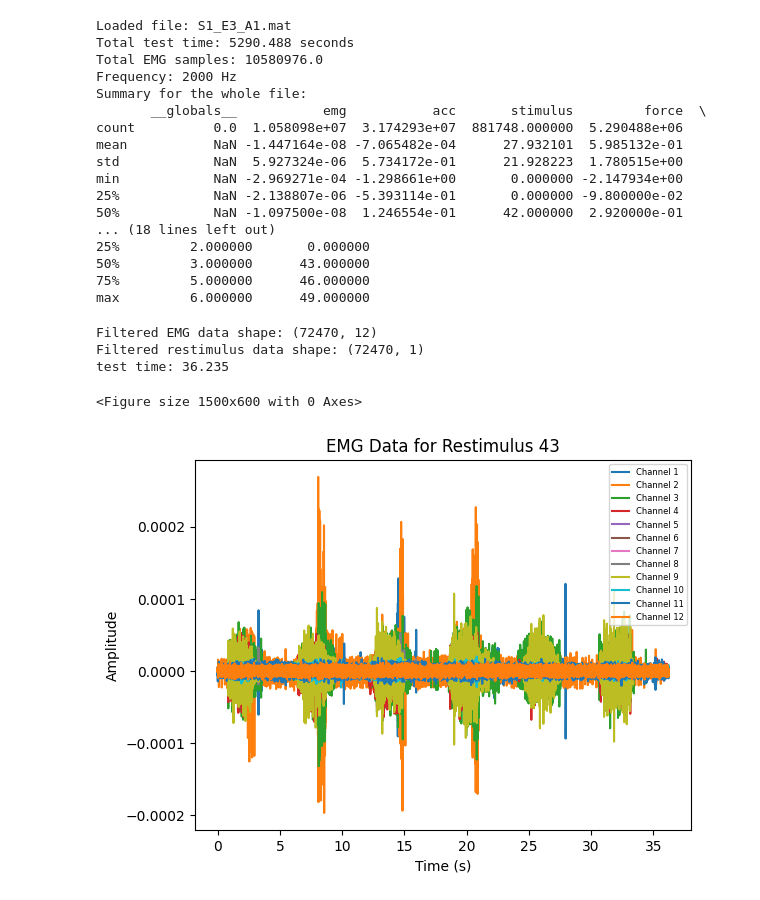
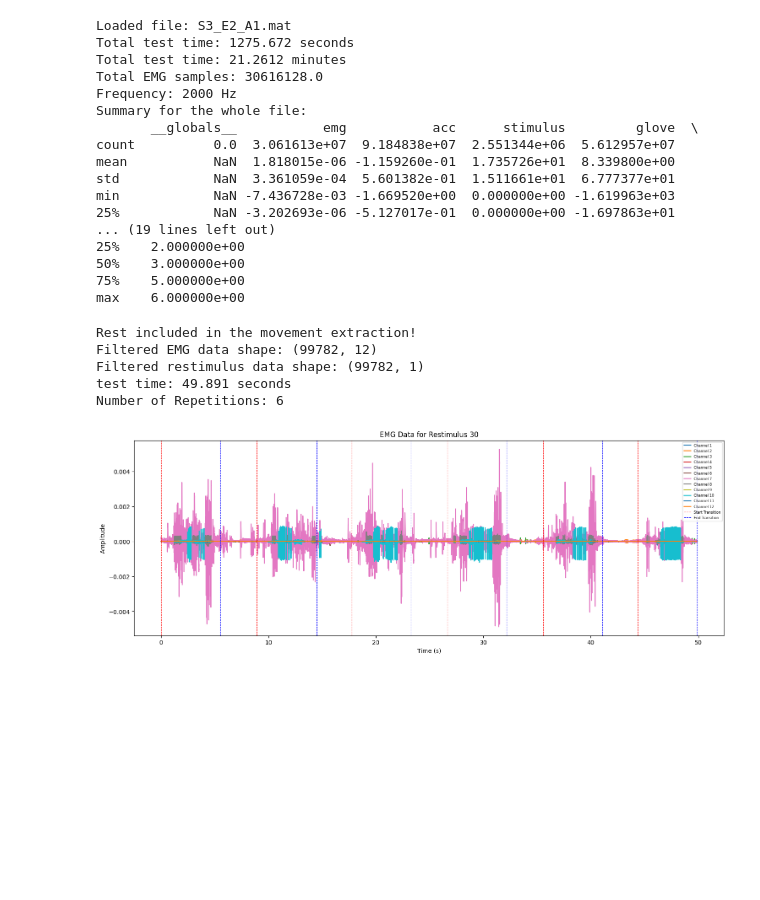
Before and after one commit to DanielSenseAI/IA_ProsthesisUdeA, a Jupyter notebook: db_exploration.ipynb, the cells around one changed output. Drawn from its saved outputs; the diff is of its cells as text; code cells hidden in the pictures; blank space fills up the shorter version.

Commit message:
visualizationFunctional

```diff
--- a/db_exploration.ipynb
+++ b/db_exploration.ipynb
@@ -82,28 +76,29 @@ La columna 9 y 10 hace referencia a los electrodos ubicados en la principal zona
 # %%
-mat_file = src.loadmatNina(database, "S1_E3_A1.mat")
+mat_file = src.loadmatNina(database, "S3_E2_A1.mat", subject='s3')
 # %% [output]
-Loaded file: S1_E3_A1.mat
-Total test time: 5290.488 seconds
-Total EMG samples: 10580976.0
+Loaded file: S3_E2_A1.mat
+Total test time: 1275.672 seconds
+Total test time: 21.2612 minutes
+Total EMG samples: 30616128.0
 Frequency: 2000 Hz
 Summary for the whole file:
-       __globals__           emg           acc       stimulus         force  \
-count          0.0  1.058098e+07  3.174293e+07  881748.000000  5.290488e+06
-mean           NaN -1.447164e-08 -7.065482e-04      27.932101  5.985132e-01
-std            NaN  5.927324e-06  5.734172e-01      21.928223  1.780515e+00
-min            NaN -2.969271e-04 -1.298661e+00       0.000000 -2.147934e+00
-25%            NaN -2.138807e-06 -5.393114e-01       0.000000 -9.800000e-02
-50%            NaN -1.097500e-08  1.246554e-01      42.000000  2.920000e-01
-... (18 lines left out)
-25%         2.000000       0.000000
-50%         3.000000      43.000000
-75%         5.000000      46.000000
-max         6.000000      49.000000
+       __globals__           emg           acc      stimulus         glove  \
+count          0.0  3.061613e+07  9.184838e+07  2.551344e+06  5.612957e+07
+mean           NaN  1.818015e-06 -1.159260e-01  1.735726e+01  8.339800e+00
+std            NaN  3.361059e-04  5.601382e-01  1.511661e+01  6.777377e+01
+min            NaN -7.436728e-03 -1.669520e+00  0.000000e+00 -1.619963e+03
+25%            NaN -3.202693e-06 -5.127017e-01  0.000000e+00 -1.697863e+01
+... (19 lines left out)
+25%    2.000000e+00
+50%    3.000000e+00
+75%    5.000000e+00
+max    6.000000e+00
 # %%
-src.plot_emg_data(database, mat_file, 43, interactive=False)
+src.plot_emg_data(database, mat_file, 30, interactive=False, include_rest=True, use_stimulus=True)
 # %% [output]
-Filtered EMG data shape: (72470, 12)
-Filtered restimulus data shape: (72470, 1)
-test time: 36.235
+Rest included in the movement extraction!
+Filtered EMG data shape: (99782, 12)
+Filtered restimulus data shape: (99782, 1)
+test time: 49.891 seconds
+Number of Repetitions: 6
-<Figure size 1500x600 with 0 Axes>
-[figure, old version]
+[figure, new version]
```
Also changed, not shown: parts of 114 cells of this notebook, 7 other files.
